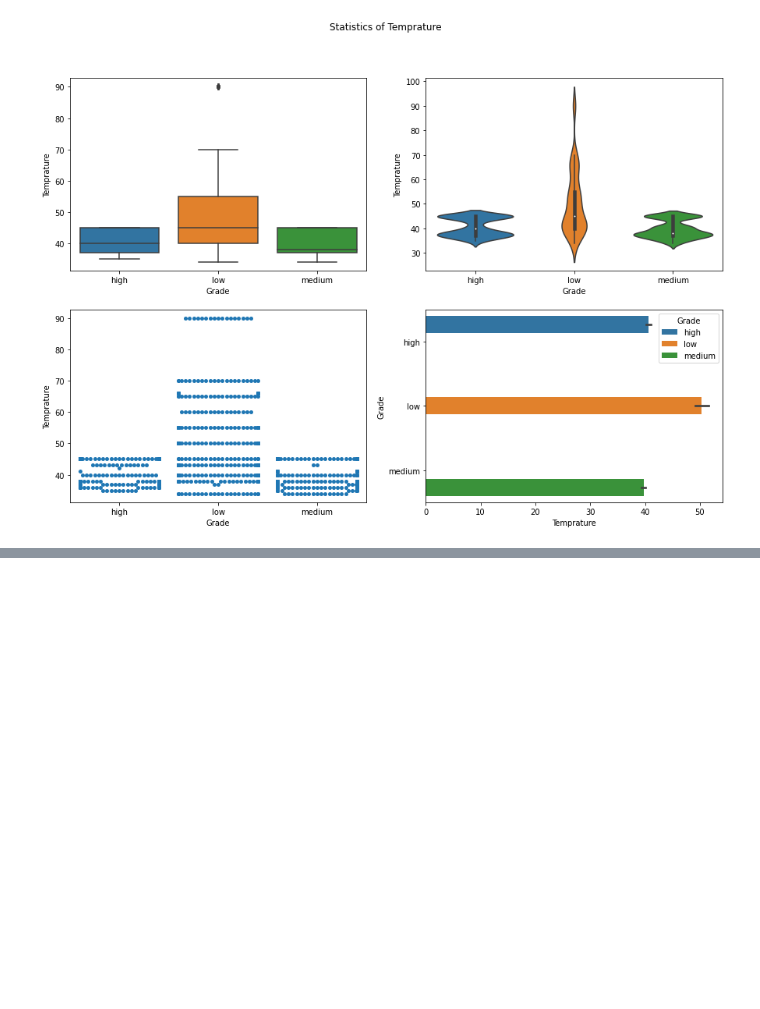
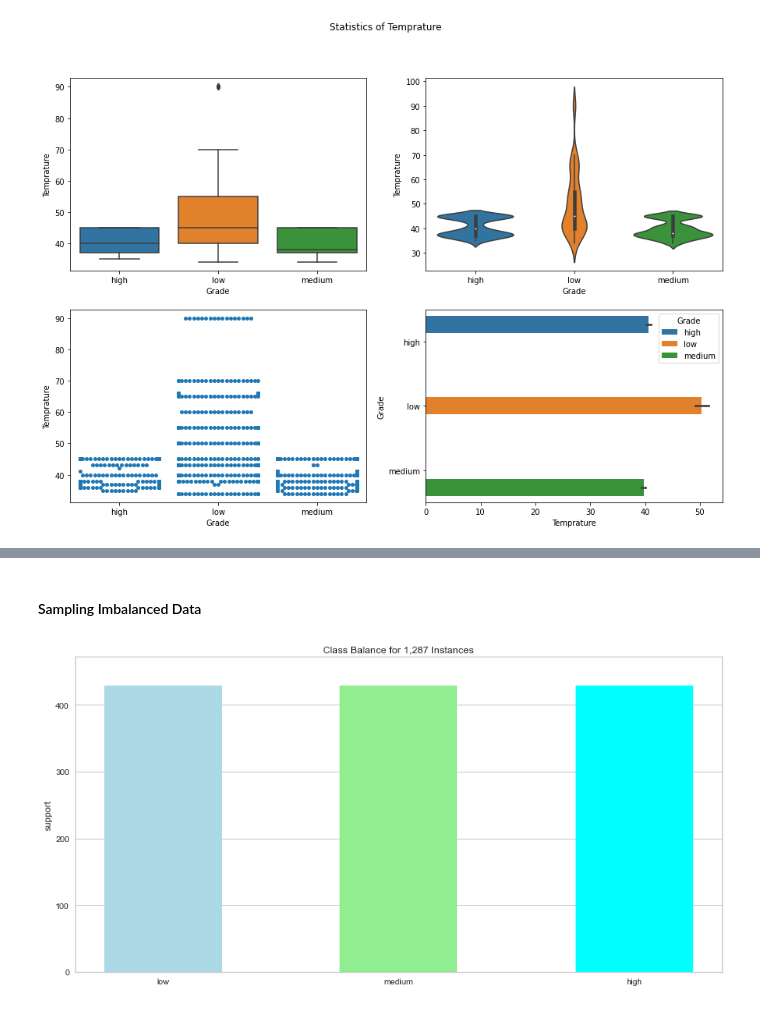
Before and after one commit to Prakashdeveloper03/Milk-Quality-Prediction, a Jupyter notebook: notebook/analysis.ipynb, the cells around one changed output, grey strips where cells are left out. Cells and saved outputs as stored; diff of their text form; code cells hidden in the pictures; blank space fills up the shorter version.

```diff
--- a/notebook/analysis.ipynb
+++ b/notebook/analysis.ipynb
@@ -215,0 +305,19 @@ plot_stats("Temprature")
+# %% [markdown]
+#### Sampling Imbalanced Data
+# %%
+# Class balance between dependant variable is imbalanced
+from imblearn import combine
+
+smt = combine.SMOTETomek(
+    random_state=14
+)  # To make the dependant variable balanced using SMOTETomek method
+X, y = smt.fit_resample(X, y)  # resampling the dataset
+# %%
+# Class balance between dependant variable is much more balanced now..
+plt.figure(figsize=(14, 7))
+viz = ClassBalance(labels=classes, colors=["lightblue", "lightgreen", "cyan"])
+viz.fit(y)
+viz.show()
+plt.show()
+# %% [output]
+[figure, added]
```
Also changed, not shown: parts of 15 cells of this notebook.
